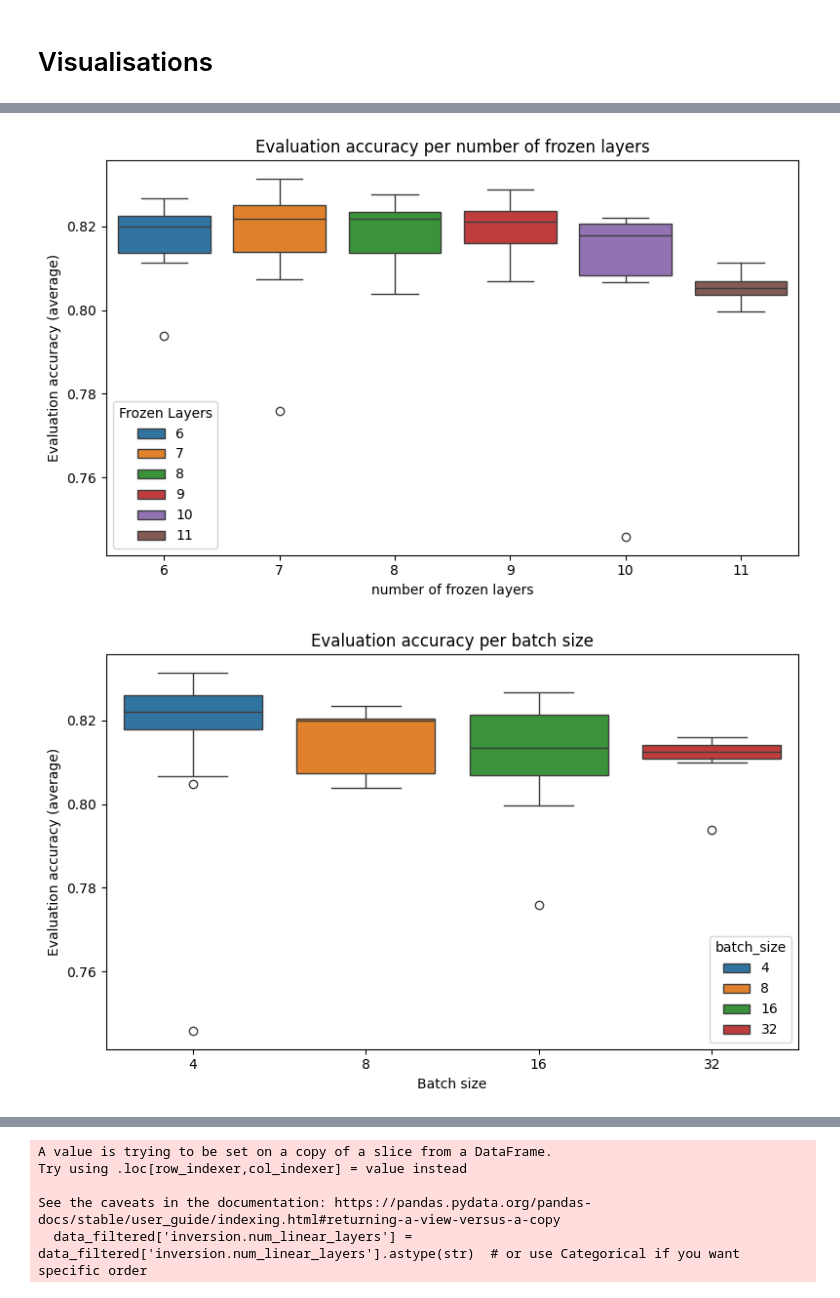
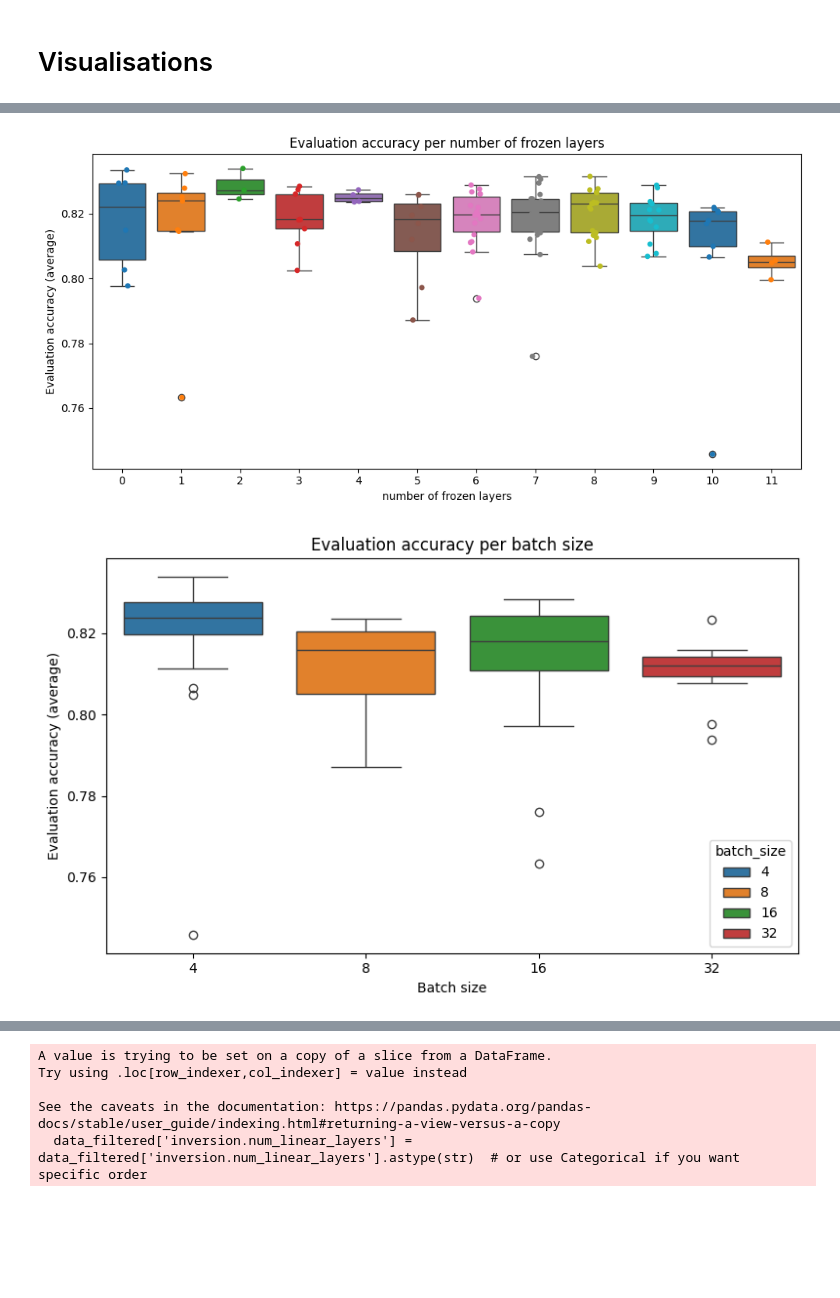
Before and after one commit to PulyaPolya/musicbert_hf, a Jupyter notebook: visualisations.ipynb, the cells around one changed output, grey strips where cells are left out. Saved outputs shown, nothing was run; the diff lists cells and outputs as text; code cells hidden in the pictures; blank space fills up the shorter version.

```diff
--- a/visualisations.ipynb
+++ b/visualisations.ipynb
@@ -7,6 +7,9 @@ import matplotlib.cbook as cbook
 
 import numpy as np
 import pandas as pd
-data = pd.read_csv("/home/ui556004/projects/musicbert_hf/scripts/wandb_logs/wandb_nas_more_1_wo_60.csv")
+data_new = pd.read_csv("/home/ui556004/projects/musicbert_hf/scripts/wandb_logs/wandb_nas_more_freeze.csv")
+data_new["Name"] = data_new["Name"].apply(lambda x: "new_" + x)
+data_old = pd.read_csv("/home/ui556004/projects/musicbert_hf/scripts/wandb_logs/wandb_nas_more_1_wo_60.csv")
+data = pd.concat([data_new, data_old])
 len(data)
 # %% [output]
@@ -412,25 +444,26 @@ plt.show()
 # %%
 import seaborn as sns
 import matplotlib.pyplot as plt
 
 # Ensure freeze_layers is treated as categorical
 #data_filtered['freeze_layers'] = data_filtered['freeze_layers']  # or use Categorical if you want specific order
 
 # Create the plot
-plt.figure(figsize=(8, 5))
-#sns.stripplot(data=data_filtered,  x='freeze_layers', y='eval/accuracy', hue='freeze_layers', palette='tab10', dodge=False)
+plt.figure(figsize=(10, 5))
+sns.stripplot(data=data_filtered,  x='freeze_layers', y='eval/accuracy', hue='freeze_layers', palette='tab10', dodge=False)
 sns.boxplot(data=data_filtered, x='freeze_layers', y='eval/accuracy', hue='freeze_layers', palette='tab10', dodge=False)
 
 # Adjust plot
 plt.xlabel("number of frozen layers")
 plt.ylabel("Evaluation accuracy (average)")
 plt.title("Evaluation accuracy per number of frozen layers")
-plt.legend(title="Frozen Layers")
+#plt.legend(title="Frozen Layers", bbox_to_anchor = (1,0.5))
+plt.legend('',frameon=False)
 plt.tight_layout()
-plt.savefig("figures/frozen_layers_vs_eval_acc.pdf", format="pdf", bbox_inches="tight")
+#plt.savefig("figures/frozen_layers_vs_eval_acc.pdf", format="pdf", bbox_inches="tight")
 plt.show()
 # %% [output]
-[figure, old version]
+[figure, new version]
 # %%
 import seaborn as sns
 import matplotlib.pyplot as plt
@@ -449,10 +482,10 @@ plt.ylabel("Evaluation accuracy (average)")
 plt.title("Evaluation accuracy per batch size")
 #plt.legend(title="Frozen Layers")
 plt.tight_layout()
-plt.savefig("figures/batch_size_vs_eval_acc.pdf", format="pdf", bbox_inches="tight")
+#plt.savefig("figures/batch_size_vs_eval_acc.pdf", format="pdf", bbox_inches="tight")
 plt.show()
 # %% [output]
-[figure, old version]
+[figure, new version]
 # %%
 import numpy as np
 import pandas as pd
```
Also changed, not shown: parts of 17 cells of this notebook.
